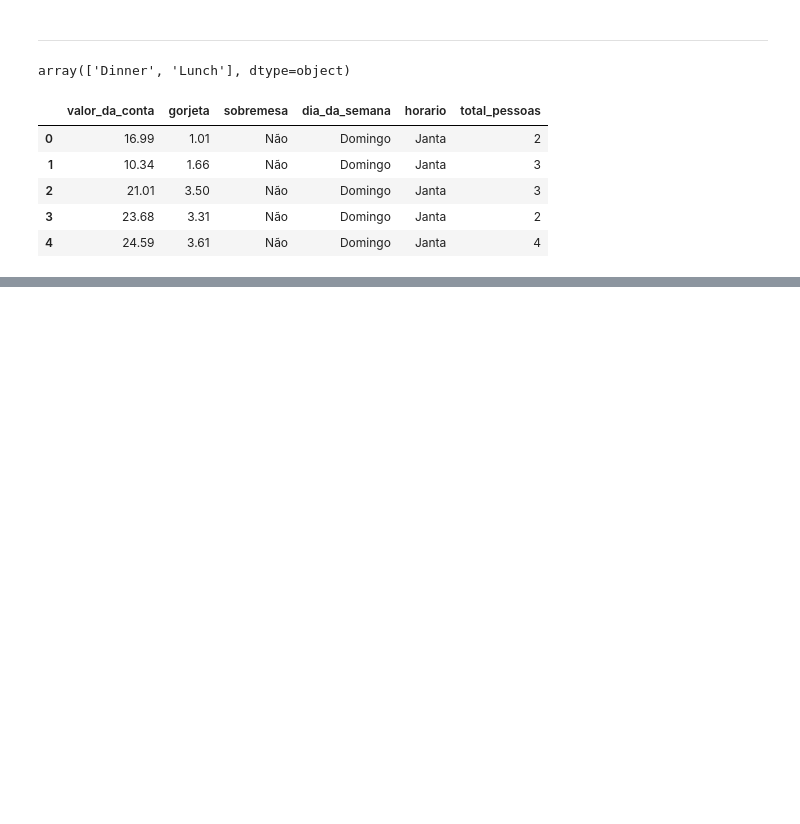
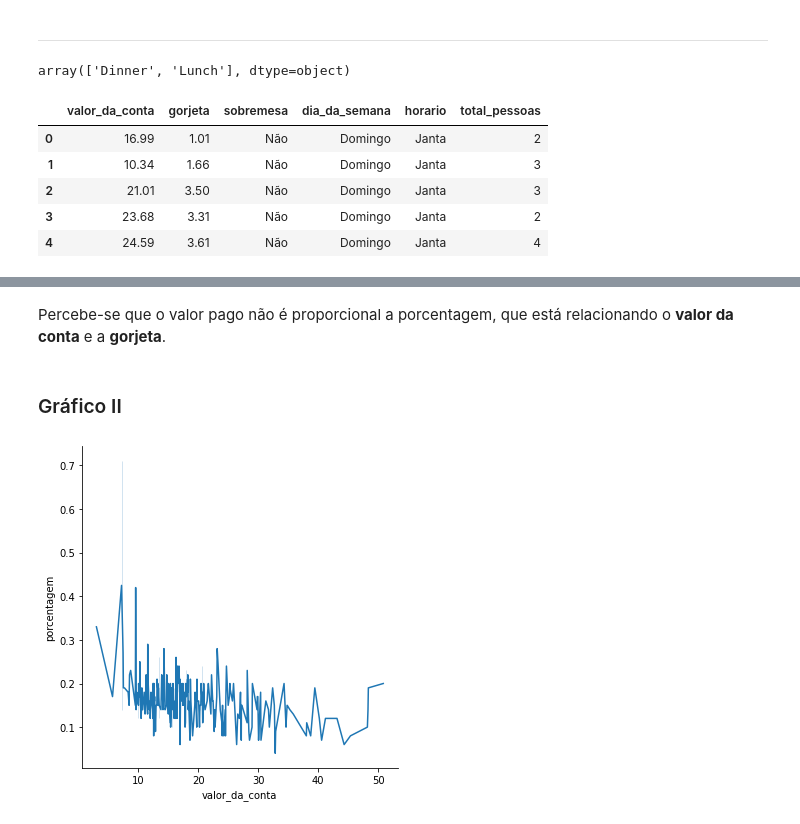
Before and after one commit to strawndri/data-visualization, a Jupyter notebook: Notebooks/Gorjetas.ipynb, the cells around one changed output, grey strips where cells are left out. Cells and saved outputs as stored; diff of their text form; code cells hidden in the pictures; blank space fills up the shorter version.

```diff
--- a/Notebooks/Gorjetas.ipynb
+++ b/Notebooks/Gorjetas.ipynb
@@ -98,0 +166,8 @@ gorjetas.head()
+# %% [markdown]
+Percebe-se que o valor pago não é proporcional a porcentagem, que está relacionando o **valor da conta** e a **gorjeta**.
+# %% [markdown]
+### Gráfico II
+# %%
+porcentagem_conta2 = sns.relplot(x="valor_da_conta", y="porcentagem", kind="line", data=gorjetas)
+# %% [output]
+[figure, added]
```
Also changed, not shown: parts of 15 cells of this notebook.
